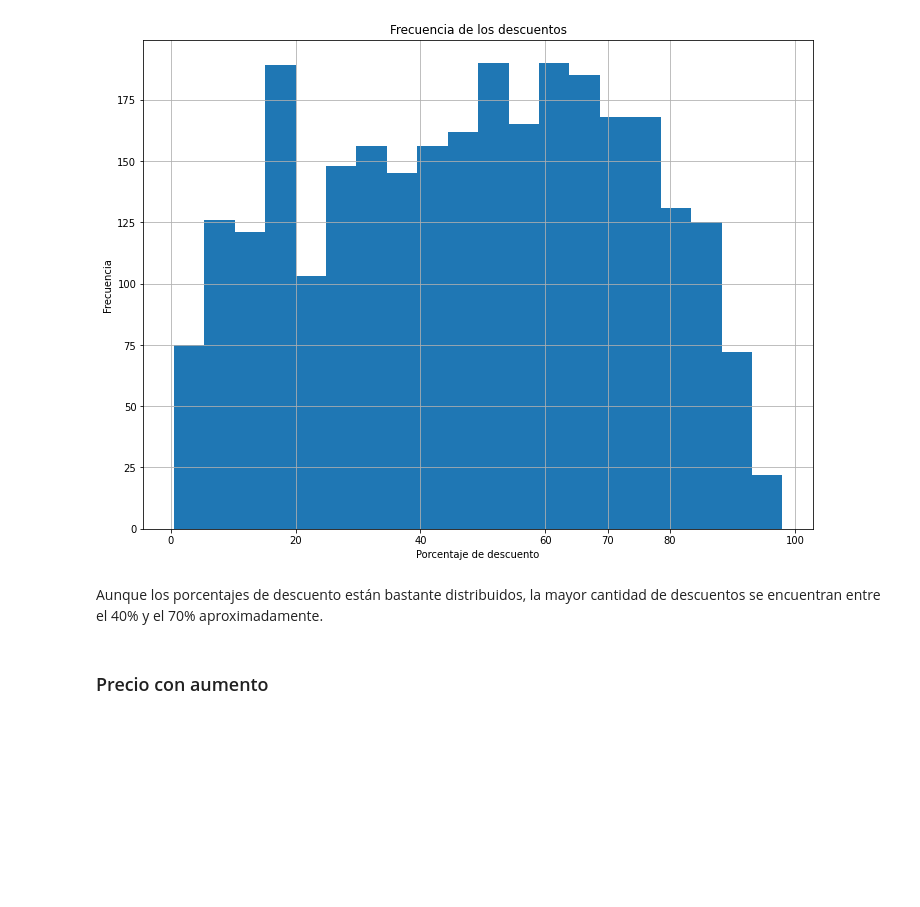
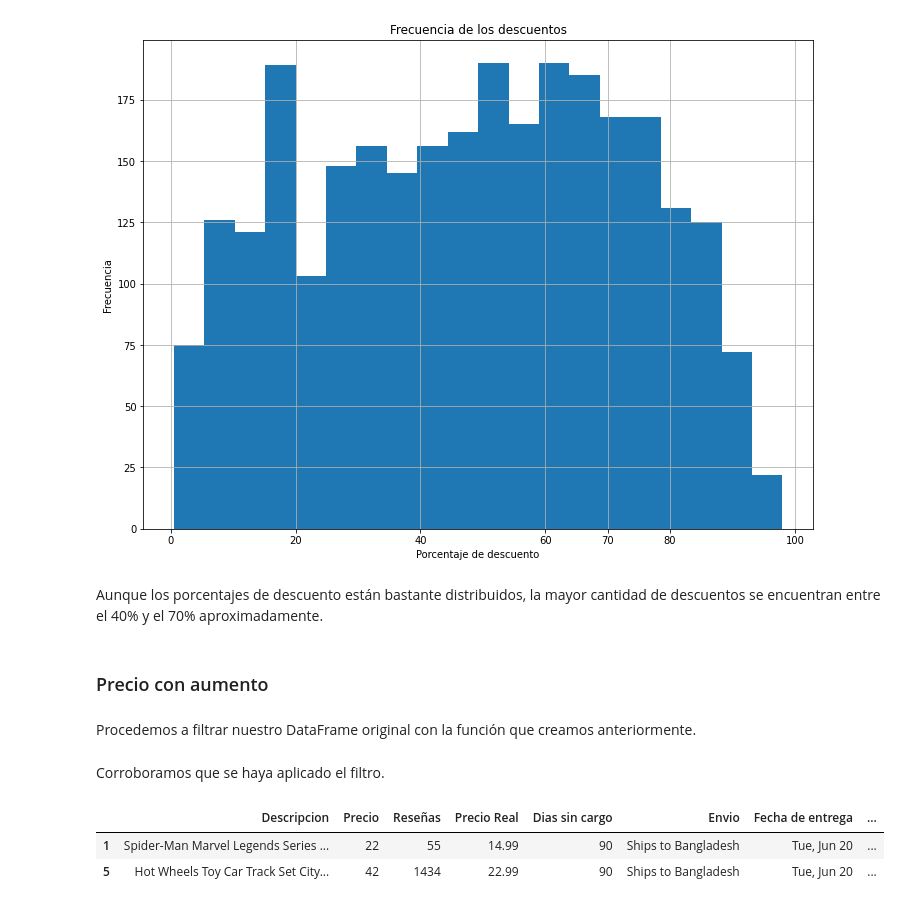
Before and after one commit to Estani94/Limpieza-y-EDA-Dataset-Amazon, a Jupyter notebook: EDA_amazon.ipynb, the cells around one changed output. Saved outputs shown, nothing was run; the diff lists cells and outputs as text; code cells hidden in the pictures; blank space fills up the shorter version.

```diff
--- a/EDA_amazon.ipynb
+++ b/EDA_amazon.ipynb
@@ -152,8 +152,8 @@ def funcion_filtro(df, nombre_col, condicion):
         df_filtrado = df[df[nombre_col]==0]
     elif condicion.lower() == 'mayor a cero':
         df_filtrado = df[df[nombre_col]>0]
-    else:
-        df_filtrado == df[df[nombre_col]<0]
+    elif condicion.lower() == 'menor a cero':
+        df_filtrado = df[df[nombre_col]<0]
     return df_filtrado
 # %% [markdown]
 ### Precio sin descuento
@@ -362,3 +362,15 @@ plt.show()
 Aunque los porcentajes de descuento están bastante distribuidos, la mayor cantidad de descuentos se encuentran entre el 40% y el 70% aproximadamente.
 # %% [markdown]
 ### Precio con aumento
+# %% [markdown]
+Procedemos a filtrar nuestro DataFrame original con la función que creamos anteriormente.
+# %%
+con_aumento = funcion_filtro(df, 'Porcentaje de descuento', 'menor a cero')
+# %% [markdown]
+Corroboramos que se haya aplicado el filtro.
+# %%
+con_aumento.head(2)
+# %% [output]
+|  | Descripcion | Precio | Reseñas | Precio Real | Dias sin cargo | Envio | Fecha de entrega | ... |
+| 1 | Spider-Man Marvel Legends Series ... | 22 | 55 | 14.99 | 90 | Ships to Bangladesh | Tue, Jun 20 | ... |
+| 5 | Hot Wheels Toy Car Track Set City... | 42 | 1434 | 22.99 | 90 | Ships to Bangladesh | Tue, Jun 20 | ... |
```
Also changed, not shown: parts of 6 cells of this notebook.
